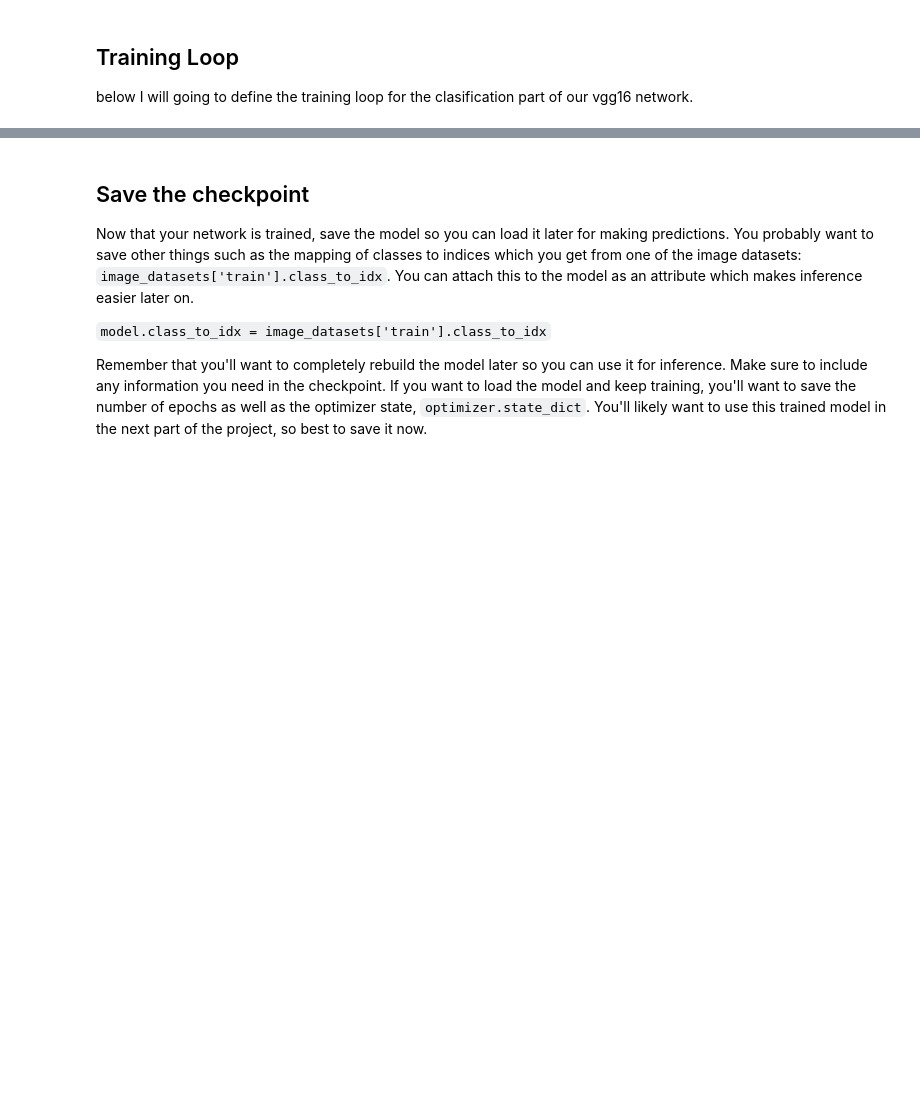
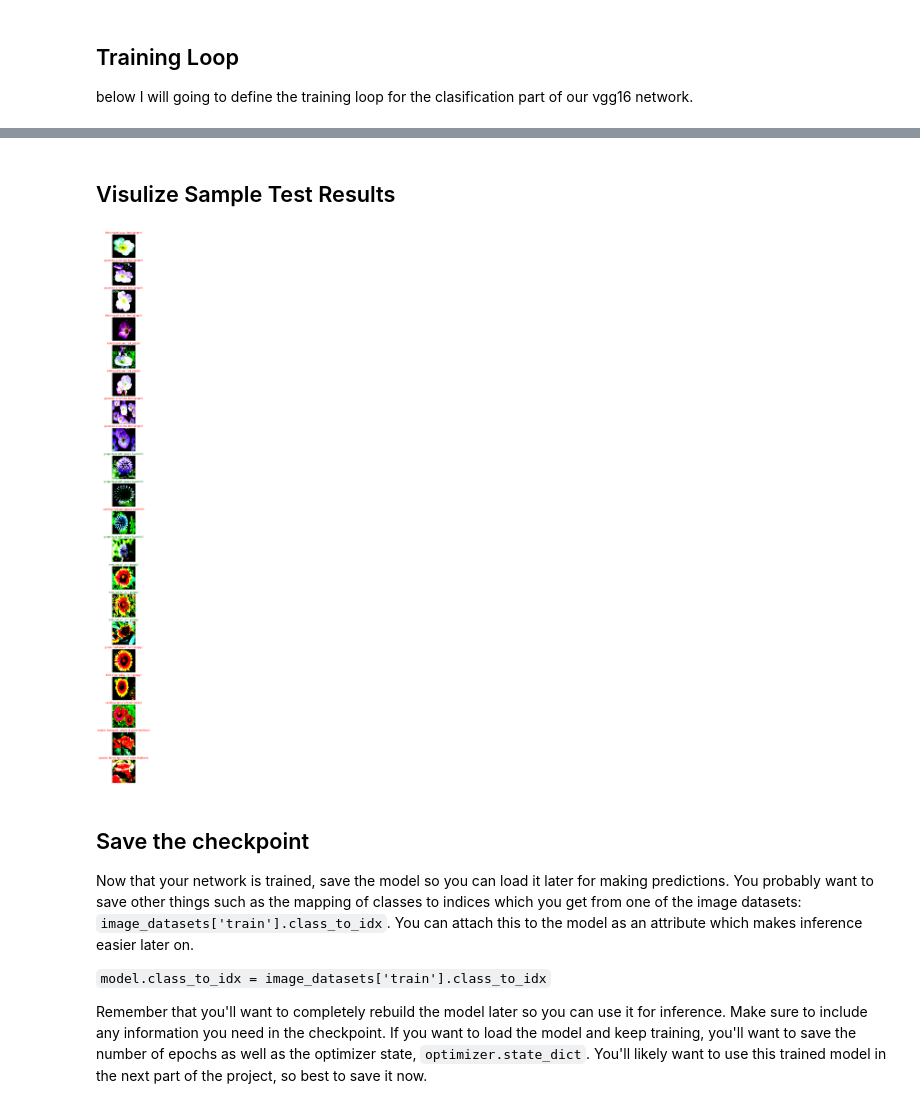
Before and after one commit to anguivego/PyTorch-Scholarship-Challenge, a Jupyter notebook: Image Classifier Project.ipynb, the cells around one changed output, grey strips where cells are left out. Saved outputs shown, nothing was run; the diff lists cells and outputs as text; code cells hidden in the pictures; blank space fills up the shorter version.

Commit message:
Load the saved model an run over the validation data set.

```diff
--- a/Image Classifier Project.ipynb
+++ b/Image Classifier Project.ipynb
@@ -246,0 +274,12 @@ print(test_loader.dataset)
+# %%
+# Load the pretrained model from pytorch
+state_dict = torch.load('image_classifier.pt')
+vgg16 = models.vgg16(pretrained=True)
+n_inputs = vgg16.classifier[6].in_features
+# new layers automatically have requires_grad = True
+last_layer = nn.Linear(n_inputs, len(classes))
+
+vgg16.classifier[6] = last_layer
+vgg16.load_state_dict(state_dict)
+# print out the model structure
+#print(vgg16.state_dict)
@@ -247,3 +351,30 @@ print(test_loader.dataset)
+# %% [markdown]
+## Visulize Sample Test Results
+# %%
+# obtain one batch of test images
+dataiter = iter(valid_loader)
+images, labels = dataiter.next()
+images.numpy()
+
+# move model inputs to cuda, if GPU available
+if train_on_gpu:
+    images = images.cuda()
+
+# get sample outputs
+output = vgg16(images)
+# convert output probabilities to predicted class
+_, preds_tensor = torch.max(output, 1)
+preds = np.squeeze(preds_tensor.numpy()) if not train_on_gpu else np.squeeze(preds_tensor.cpu().numpy())
+
+# plot the images in the batch, along with predicted and true labels
+fig = plt.figure(figsize=(50, 50))
+for idx in np.arange(20):
+    ax = fig.add_subplot(20, 1, idx+1, xticks=[], yticks=[])
+    plt.imshow(np.transpose(images[idx], (1, 2, 0)))
+    ax.set_title("{} ({})".format(classes[preds[idx]], classes[labels[idx]]),
+                 color=("green" if preds[idx]==labels[idx].item() else "red"))
+# %% [output]
+[figure, added]
 # %% [markdown]
 ## Save the checkpoint
 
```
Also changed, not shown: parts of 14 cells of this notebook.
